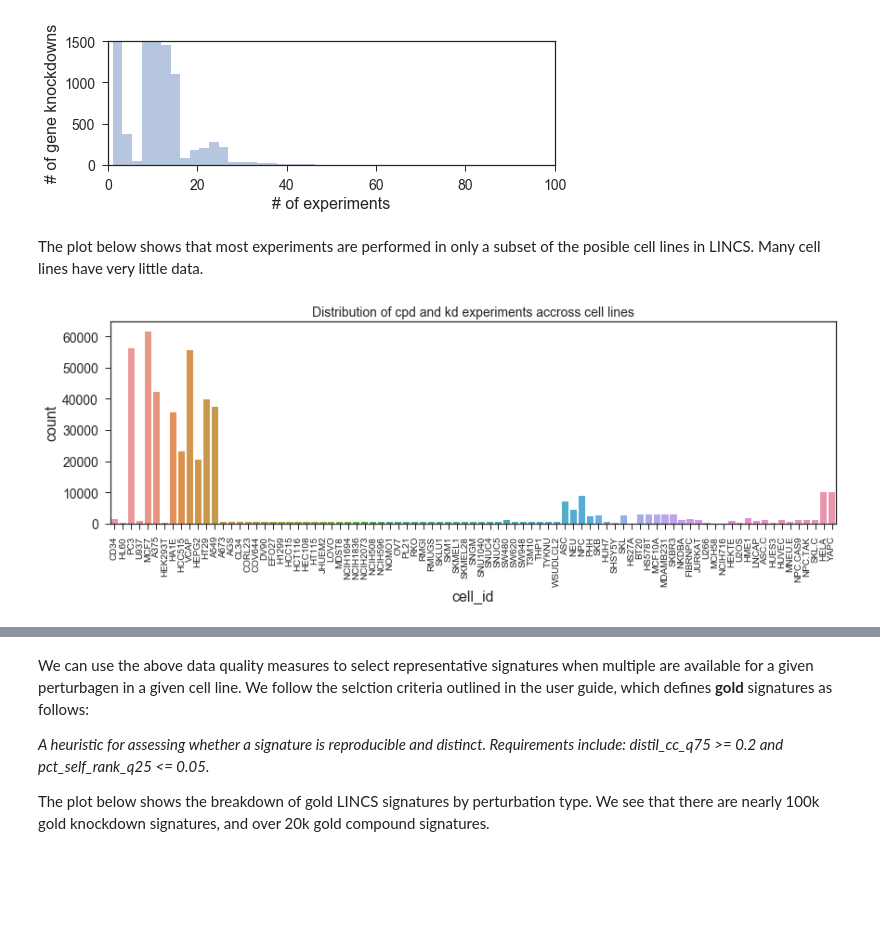
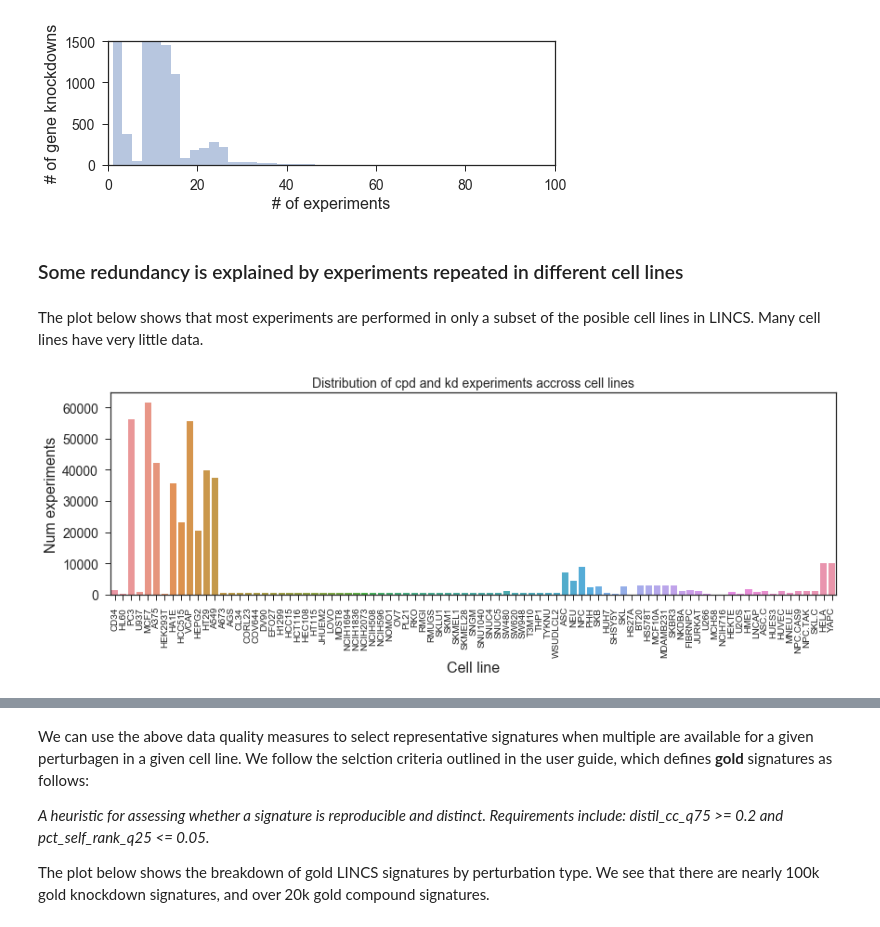
Before and after one commit to npabon/LINCS_target_prediction, a Jupyter notebook: LINCS_data_exploration.ipynb, the cells around one changed output, grey strips where cells are left out. Saved outputs shown, nothing was run; the diff lists cells and outputs as text; code cells hidden in the pictures; blank space fills up the shorter version.

```diff
--- a/LINCS_data_exploration.ipynb
+++ b/LINCS_data_exploration.ipynb
@@ -206,16 +245,20 @@ plt.show()
 # %% [output]
 [figure]
 [figure]
+# %% [markdown]
+### Some redundancy is explained by experiments repeated in different cell lines
 # %% [markdown]
 The plot below shows that most experiments are performed in only a subset of the posible cell lines in LINCS. Many cell lines have very little data.
 # %%
 plt.figure(figsize=(14, 4))
 sns.countplot(x="cell_id",
               data=sig_info[(sig_info.pert_type == 'trt_sh') |
                             (sig_info.pert_type == 'trt_cp')])
 plt.title("Distribution of cpd and kd experiments accross cell lines")
 plt.xticks(rotation="vertical", fontsize=10)
+plt.xlabel('Cell line')
+plt.ylabel('Num experiments')
 plt.show()
 # %% [output]
-[figure, old version]
+[figure, new version]
 # %% [markdown]
```
Also changed, not shown: parts of 18 cells of this notebook, 2 other files.
